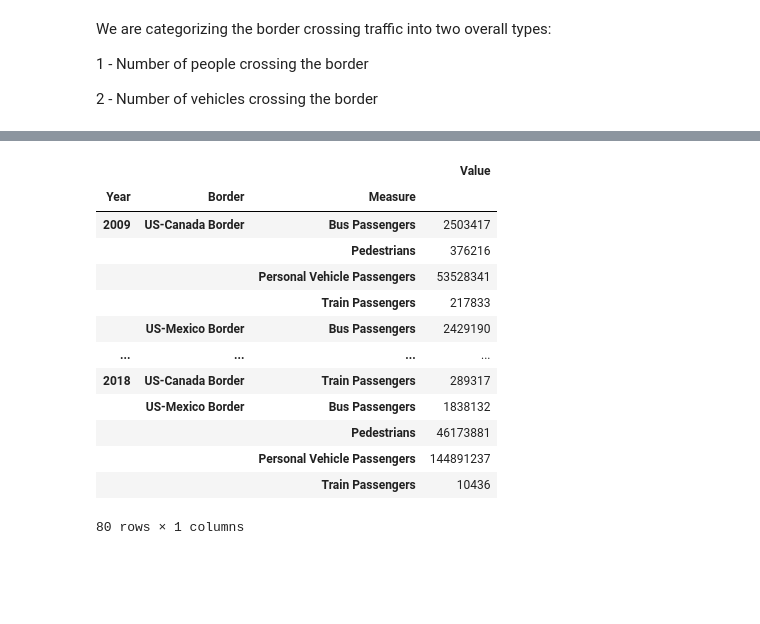
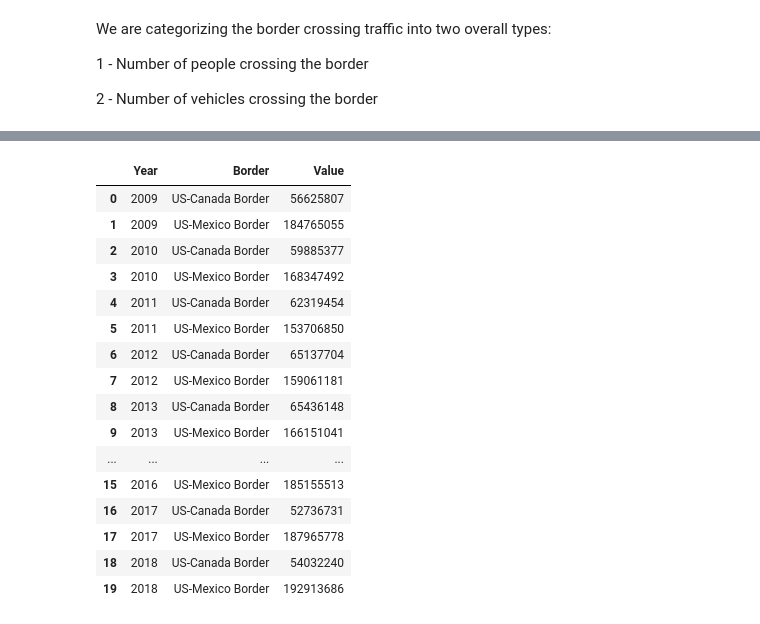
Before and after one commit to saraparveen26/Data-Visualization---US-Border-Crossing, a Jupyter notebook: border_crossing_sara.ipynb, the cells around one changed output, grey strips where cells are left out. Saved outputs shown, nothing was run; the diff lists cells and outputs as text; code cells hidden in the pictures; blank space fills up the shorter version.

```diff
--- a/border_crossing_sara.ipynb
+++ b/border_crossing_sara.ipynb
@@ -283,18 +290,21 @@ vehicles_df.head()
 # %%
-people_data = people_df.groupby(["Year", "Border", "Measure"]).sum()
+people_data = people_df.groupby(["Year", "Border"]).sum().reset_index()
 people_data
 # %% [output]
-|  |  |  | Value |
-| Year | Border | Measure |  |
-| 2009 | US-Canada Border | Bus Passengers | 2503417 |
-|  |  | Pedestrians | 376216 |
-|  |  | Personal Vehicle Passengers | 53528341 |
-|  |  | Train Passengers | 217833 |
-|  | US-Mexico Border | Bus Passengers | 2429190 |
+|  | Year | Border | Value |
+| 0 | 2009 | US-Canada Border | 56625807 |
+| 1 | 2009 | US-Mexico Border | 184765055 |
+| 2 | 2010 | US-Canada Border | 59885377 |
+| 3 | 2010 | US-Mexico Border | 168347492 |
+| 4 | 2011 | US-Canada Border | 62319454 |
+| 5 | 2011 | US-Mexico Border | 153706850 |
+| 6 | 2012 | US-Canada Border | 65137704 |
+| 7 | 2012 | US-Mexico Border | 159061181 |
+| 8 | 2013 | US-Canada Border | 65436148 |
+| 9 | 2013 | US-Mexico Border | 166151041 |
 | ... | ... | ... | ... |
-| 2018 | US-Canada Border | Train Passengers | 289317 |
-|  | US-Mexico Border | Bus Passengers | 1838132 |
-|  |  | Pedestrians | 46173881 |
-|  |  | Personal Vehicle Passengers | 144891237 |
-|  |  | Train Passengers | 10436 |
+| 15 | 2016 | US-Mexico Border | 185155513 |
+| 16 | 2017 | US-Canada Border | 52736731 |
+| 17 | 2017 | US-Mexico Border | 187965778 |
+| 18 | 2018 | US-Canada Border | 54032240 |
+| 19 | 2018 | US-Mexico Border | 192913686 |
-80 rows × 1 columns
```
Also changed, not shown: parts of 12 cells of this notebook, 2 other files.
